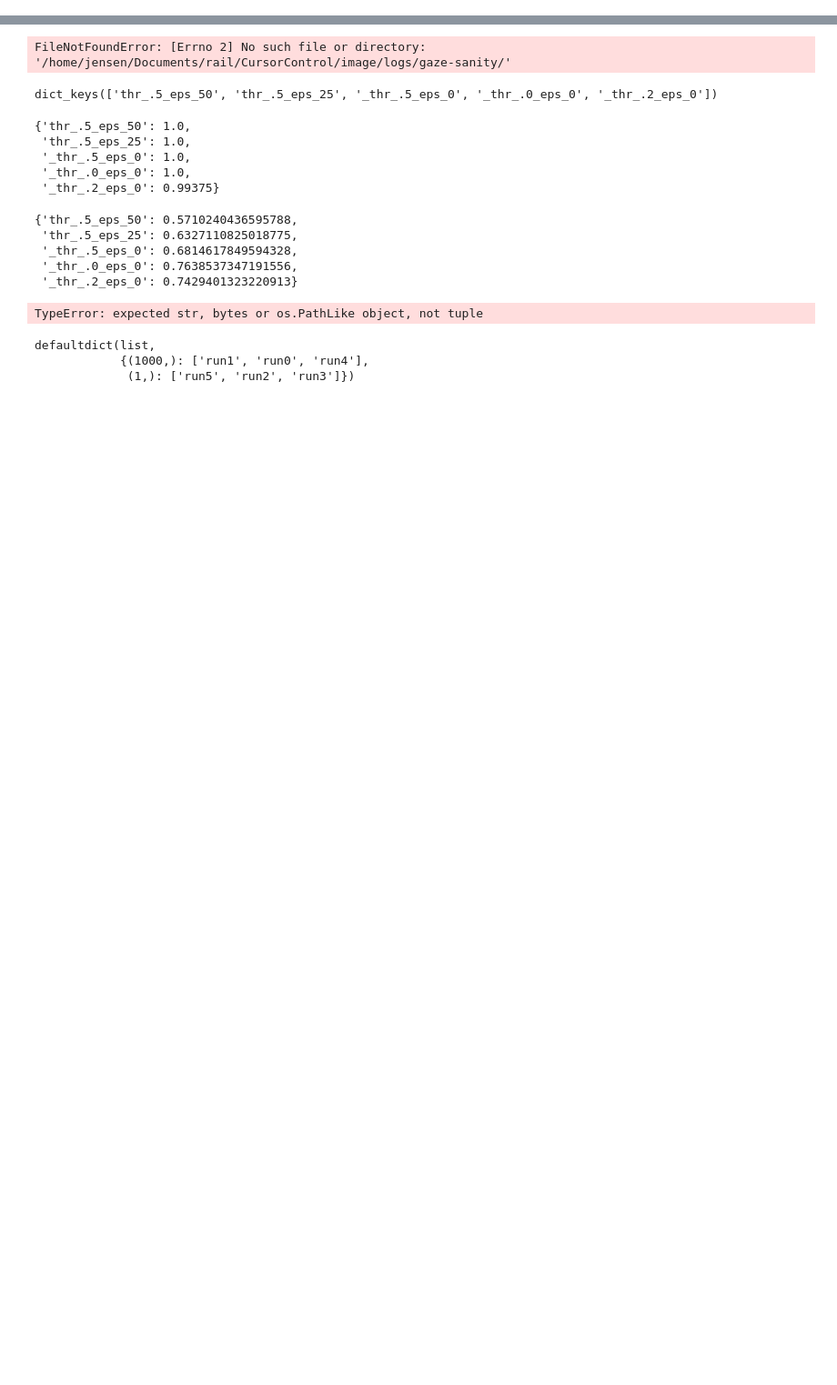
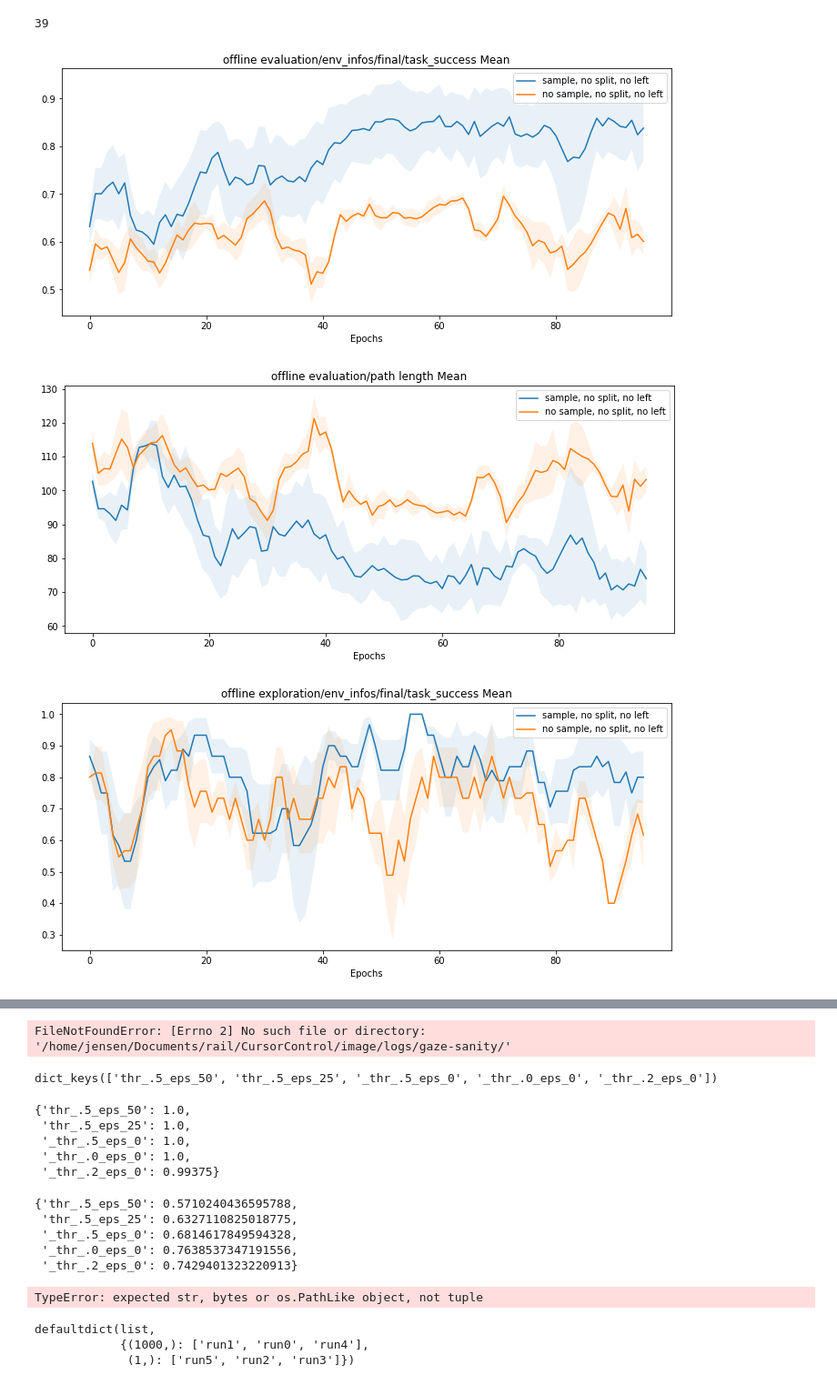
Before and after one commit to 00schen/CursorControl, a Jupyter notebook: image/plots.ipynb, the cells around one changed output, grey strips where cells are left out. Shown at 91% size. Cells and saved outputs as stored; diff of their text form; code cells hidden in the pictures; blank space fills up the shorter version.

```diff
--- a/image/plots.ipynb
+++ b/image/plots.ipynb
@@ -188,0 +192,48 @@ plot(dfs, metrics)
+# %%
+tests = ['calibrate-dqn-3']
+
+paths = sum([[(os.path.join(path,run),test) for run in os.listdir(path)]
+             for path,test in [(os.path.join(os.path.abspath(''),'logs',test,),test) for test in tests]],[])
+
+paths = sorted(paths, key=lambda x: x[0])
+
+dfs = Reader().read(paths, name='progress.csv')
+for df in dfs:
+    df.columns = df.columns.get_level_values(0)
+
+metrics = ['evaluation/env_infos/final/task_success Mean', 'evaluation/path length Mean',
+           'exploration/env_infos/final/task_success Mean', 'trainer/SL Loss',
+           'trainer/Latent Error', 'trainer/Gradient Norm']
+
+print(len(dfs))
+
+i0 = [0, 1, 2], 'sample, no split, all'
+i1 = [3, 4, 5], 'sample, no split, no right'
+i2 = [6, 7, 8], 'sample, no split, no left'
+i3 = [9, 10, 11], 'sample, no split, no mid'
+
+i4 = [12, 13, 14], 'sample, split, all'
+i5 = [15, 16, 17], 'sample, split, no right'
+i6 = [18, 19, 20], 'sample, split, no left'
+i7 = [21, 22, 23], 'sample, split, no mid'
+
+i8 = [24, 25, 26], 'no sample, no split, all'
+i9 = [27, 28, 29], 'no sample, no split, no right'
+i10 = [30, 31, 32], 'no sample, no split, no left'
+i11 = [33, 34, 35], 'no sample, no split, no mid'
+
+i12 = [36, 37, 38], 'no sample, split, all'
+i13 = [39, 40, 41], 'no sample, split, no right'
+i14 = [42, 43, 44], 'no sample, split, no left'
+i15 = [45, 46, 47], 'no sample, split, no mid'
+
+
+
+index_sets = [i2, i10] #[i24, i25, i26, i27, i28, i29]
+window = 5
+plot(dfs, metrics)
+# %% [output]
+39
+[figure, added]
+[figure, added]
+[figure, added]
```
Also changed, not shown: parts of 5 cells of this notebook, 17 other files.
